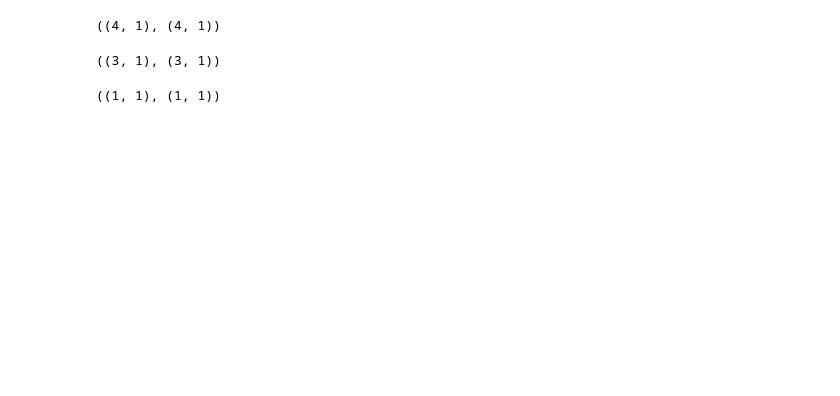
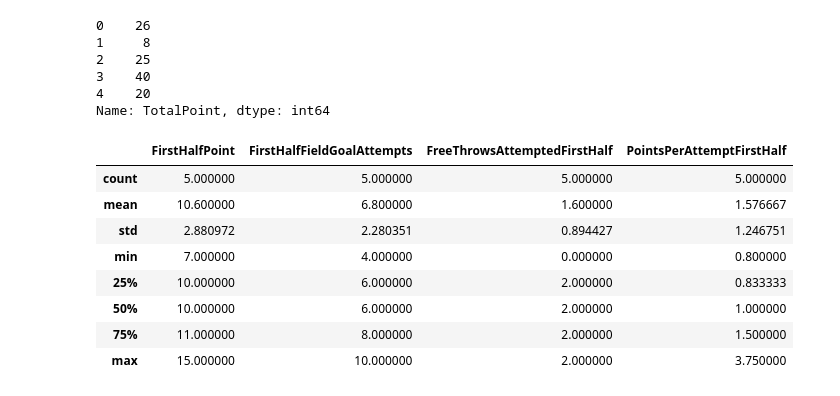
Before and after one commit to jreckin/FunAnalyticalStuff, a Jupyter notebook: ccm_analytics_pandas.ipynb, the cells around one changed output. Cells and saved outputs as stored; diff of their text form; code cells hidden in the pictures; blank space fills up the shorter version.

```diff
--- a/ccm_analytics_pandas.ipynb
+++ b/ccm_analytics_pandas.ipynb
@@ -143,20 +171,13 @@ pd.pivot_table(ccm_analytics, index = 'TotalPoint', values = ['Assists', 'FirstH
 | 26 | 6 | 11 | 15 |
 | 40 | 6 | 10 | 30 |
 # %%
-# Going to machine learn to predict total points based on first half points
-x = ccm_analytics[['FirstHalfPoint']]
-y = ccm_analytics[['TotalPoint']]
-x.shape, y.shape
+# Going to machine learn to predict total points based on first half stats
+y = ccm_analytics.TotalPoint
+y
 # %% [output]
-((4, 1), (4, 1))
+0    26
+1     8
+2    25
+3    40
+4    20
+Name: TotalPoint, dtype: int64
-# %%
-# Setting up training data and test data
-x_train, x_test, y_train, y_test = train_test_split(x, y, test_size = 0.2, random_state = 1)
-x_train.shape, y_train.shape
-# %% [output]
-((3, 1), (3, 1))
-# %%
-# Seeing Shape of each
-x_test.shape, y_test.shape
-# %% [output]
-((1, 1), (1, 1))
@@ -166,0 +184,17 @@ x_test.shape, y_test.shape
+# %%
+# What to use from data to predict total points
+ccm_features = ['FirstHalfPoint', 'FirstHalfFieldGoalAttempts', 'FreeThrowsAttemptedFirstHalf', 'PointsPerAttemptFirstHalf']
+# %%
+# Look at data to be used in prediction
+X = ccm_analytics[ccm_features]
+X.describe()
+# %% [output]
+|  | FirstHalfPoint | FirstHalfFieldGoalAttempts | FreeThrowsAttemptedFirstHalf | PointsPerAttemptFirstHalf |
+| count | 5.000000 | 5.000000 | 5.000000 | 5.000000 |
+| mean | 10.600000 | 6.800000 | 1.600000 | 1.576667 |
+| std | 2.880972 | 2.280351 | 0.894427 | 1.246751 |
+| min | 7.000000 | 4.000000 | 0.000000 | 0.800000 |
+| 25% | 10.000000 | 6.000000 | 2.000000 | 0.833333 |
+| 50% | 10.000000 | 6.000000 | 2.000000 | 1.000000 |
+| 75% | 11.000000 | 8.000000 | 2.000000 | 1.500000 |
+| max | 15.000000 | 10.000000 | 2.000000 | 3.750000 |
```
Also changed, not shown: parts of 16 cells of this notebook, 1 other file.
